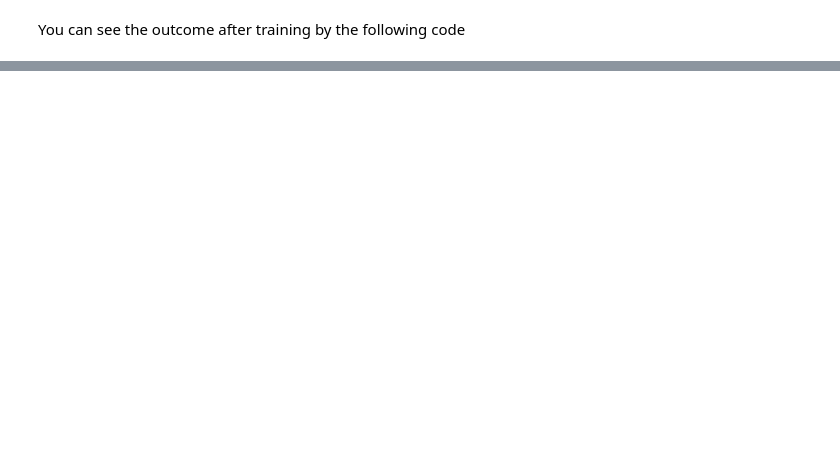
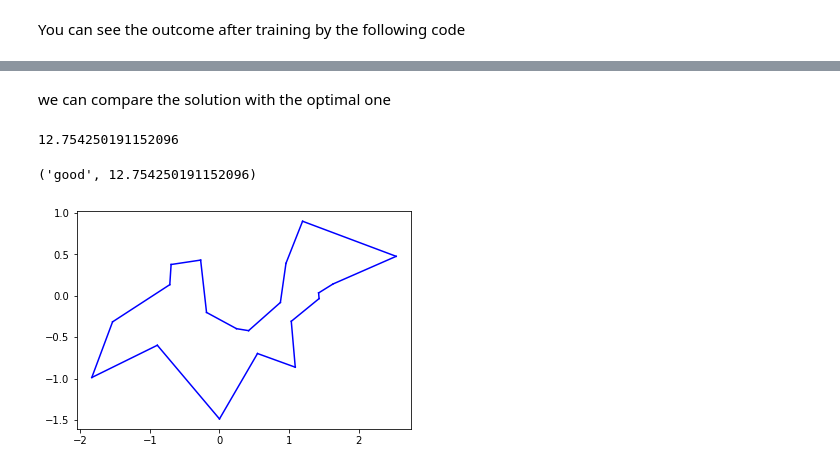
Before and after one commit to zhengsr3/Solving_Travelling_Salesman_Problem, a Jupyter notebook: Reinforcement_Learning_Pointer_Networks_TSP_Pytorch_visuallization.ipynb, the cells around one changed output, grey strips where cells are left out. Saved outputs shown, nothing was run; the diff lists cells and outputs as text; code cells hidden in the pictures; blank space fills up the shorter version.

```diff
--- a/Reinforcement_Learning_Pointer_Networks_TSP_Pytorch_visuallization.ipynb
+++ b/Reinforcement_Learning_Pointer_Networks_TSP_Pytorch_visuallization.ipynb
@@ -55,0 +109,9 @@ roads[0:2,]
+# %% [markdown]
+we can compare the solution with the optimal one
+# %%
+road_opt=opt_road(point)
+(draw(point,road_opt),get_length_sum(point,road_opt))
+# %% [output]
+12.754250191152096
+('good', 12.754250191152096)
+[figure, added]
```
Also changed, not shown: parts of 18 cells of this notebook, 6 other files.
